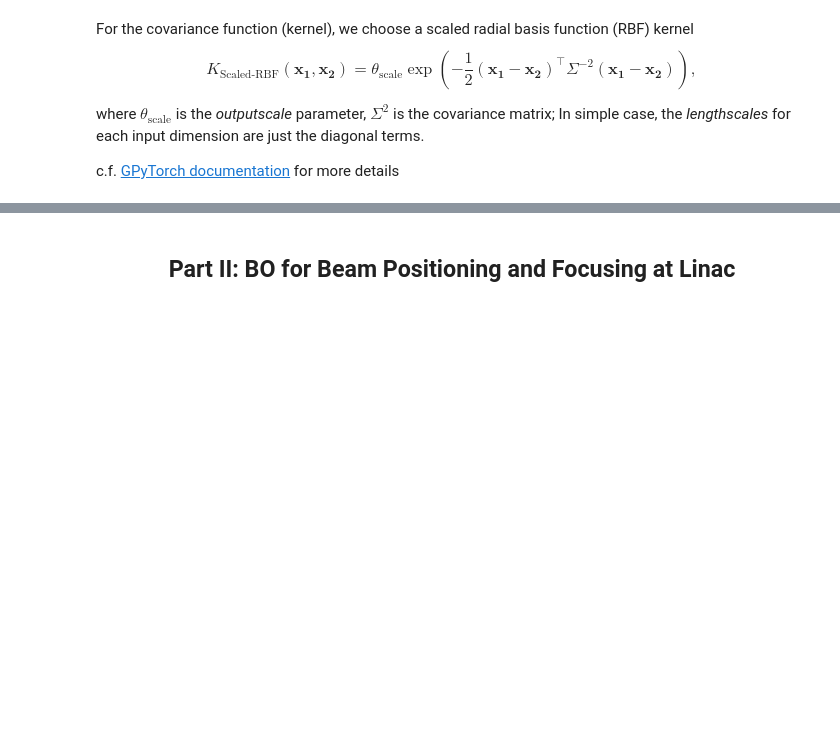
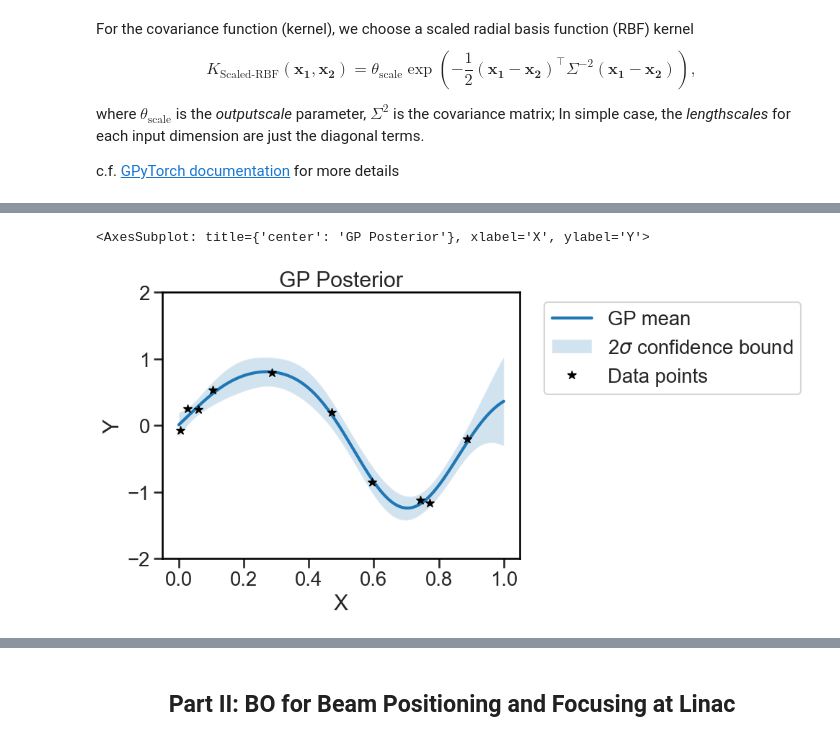
Before and after one commit to aoeftiger/TUDa-NMAP-14, a Jupyter notebook: lecture.ipynb, the cells around one changed output, grey strips where cells are left out. Cells and saved outputs as stored; diff of their text form; code cells hidden in the pictures; blank space fills up the shorter version.

```diff
--- a/lecture.ipynb
+++ b/lecture.ipynb
@@ -202,0 +275,14 @@ sample_gp_posterior_plot(model, y_lim=(-2,2), n_samples=0)
+# %%
+# Define the GP model again
+kernel = ScaleKernel(RBFKernel())
+model = SingleTaskGP(train_X=train_x, train_Y=train_y, covar_module=kernel)
+# Define the likelihood
+mll = ExactMarginalLogLikelihood(model.likelihood, model)
+fit_gpytorch_mll(mll)
+
+# Show the results
+sample_gp_posterior_plot(model, y_lim=(-2,2), n_samples=0)
+# Now the GP model should nicely fit to the data
+# %% [output]
+<AxesSubplot: title={'center': 'GP Posterior'}, xlabel='X', ylabel='Y'>
+[figure, added]
```
Also changed, not shown: parts of 37 cells of this notebook, 2 other files.
